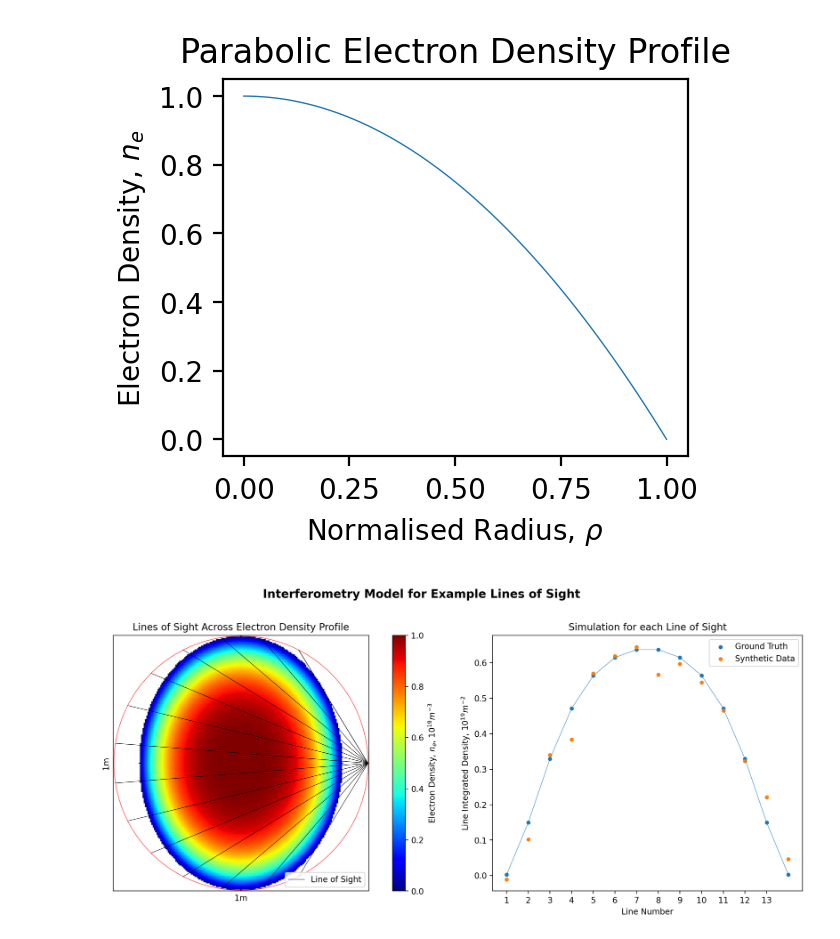
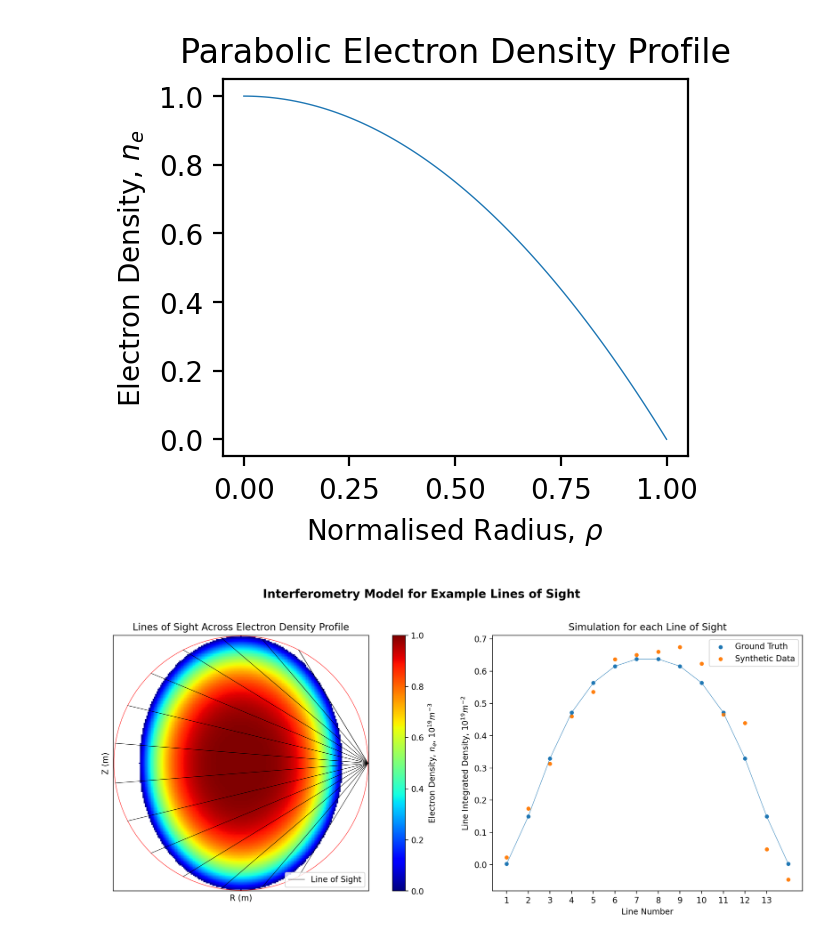
Before and after one commit to DanHarJor/Improving-Electron-Density-Profile-Inference-within-a-Tokamak-using-Bayesian-Techniques, a Jupyter notebook: ElectronDensityProfileInferenceSimulatedData.ipynb, the cells around one changed output. Cells and saved outputs as stored; diff of their text form; code cells hidden in the pictures.

```diff
--- a/ElectronDensityProfileInferenceSimulatedData.ipynb
+++ b/ElectronDensityProfileInferenceSimulatedData.ipynb
@@ -79,13 +83,18 @@ import dask.bag as db
 import pickle
 import seaborn as sn
 
+from tqdm import tqdm
+from scipy.optimize import minimize, basinhopping
+import optuna
+from numpy.linalg import inv
+
 
 class Interferometry(object):
-    def __init__(self,ne_fun,exp_er_base=0.05):
+    def __init__(self,ne_fun,N,exp_er_base=0.05):
         self.r = np.linspace(1.0, 2.0, 201)
         self.z = np.linspace(-0.5, 0.5, 201)
         self.R, self.Z = np.meshgrid(self.r, self.z)
-        self.rho_1d = np.linspace(0.0, 1.0, 101)
+        self.rho_1d = np.linspace(0.0, 1.0, N)
         self.rho_all = ((self.R - 1.5) ** 2 / 0.16 + self.Z ** 2 / 0.25)
         self.ne_fun = ne_fun
         self.a = 1
@@ -173,8 +182,8 @@ class Interferometry(object):
         ax1.set_aspect('equal')
         ax1.set_xticks([])
         ax1.set_yticks([])
-        ax1.set_xlabel('1m')
-        ax1.set_ylabel('1m')
+        ax1.set_xlabel('R (m)')
+        ax1.set_ylabel('Z (m)')
         ax1.set_title('Lines of Sight Across Electron Density Profile')
         ax1.legend(loc='lower right')
         cb = fig.colorbar(cs, ax=ax1, label=r'Electron Density, $n_e$, $10^{19}m^{-3}$')
@@ -232,10 +241,12 @@ class Interferometry(object):
 # %% [markdown]
 # The Ground Truth Electron Density Profile
 # %%
+#Number of divisions of the ne profile
+N = 100
 def ne_parabolic(a,rho_1d):
     dens_1d = a*(1-rho_1d**2)
     return dens_1d
-rho_1d = np.linspace(0,1,100)
+rho_1d = np.linspace(0,1,N)
 
 figGT = plt.figure(figsize=(3,2.5))
 plt.plot(rho_1d, ne_parabolic(1,rho_1d))
@@ -247,14 +258,11 @@ plt.show()
 [figure]
 # %%
 # from design import Interferometry
-
-interf = Interferometry(phi_parabolic)
-interf.exp_er_base = 0.001
-
-div = 0.10*np.pi
+exp_er = 0.05
+interf = Interferometry(ne_parabolic,N,exp_er)
+div = 0.1*np.pi
 angles = np.arange(0.35*np.pi,1.65*np.pi+div,div)
-interf = Interferometry(ne_parabolic)
 interf.set_angles(list(np.zeros(len(angles))),list(angles))
 ax_density = interf.visualize(title = 'Interferometry Model for Example Lines of Sight', onlyDensity=False, figsize=(20,8), getDensityAx=True)
 # %% [output]
-[figure, old version]
+[figure, new version]
```
Also changed, not shown: parts of 3 cells of this notebook, 1 other file.
